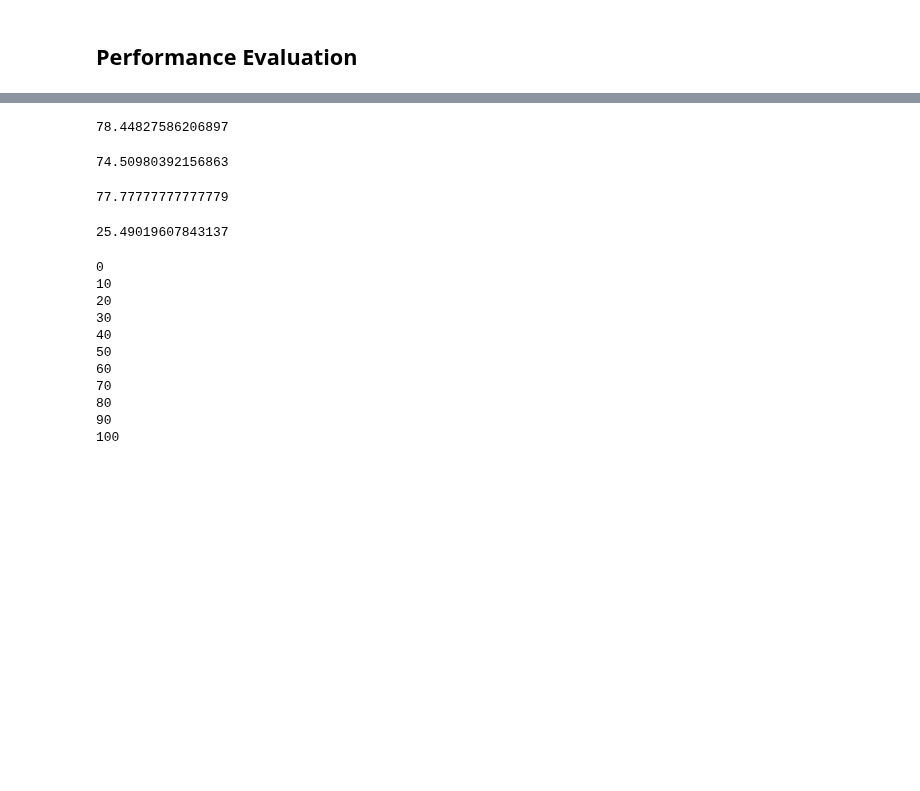
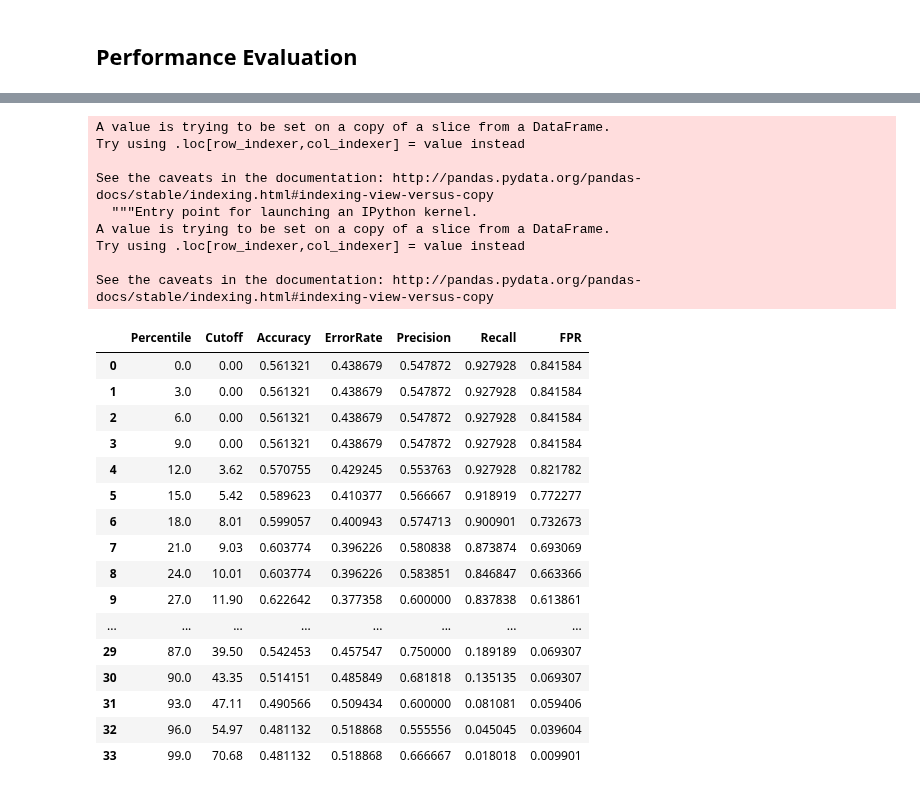
Before and after one commit to eneyi/CyberLexicon, a Jupyter notebook: EvaluatingCyberLexicon/DataAnalysis/EvaluatingTheLexicon.ipynb, the cells around one changed output, grey strips where cells are left out. Saved outputs shown, nothing was run; the diff lists cells and outputs as text; code cells hidden in the pictures; blank space fills up the shorter version.

```diff
--- a/EvaluatingCyberLexicon/DataAnalysis/EvaluatingTheLexicon.ipynb
+++ b/EvaluatingCyberLexicon/DataAnalysis/EvaluatingTheLexicon.ipynb
@@ -453,3 +389,0 @@ md=top_terms.scaled.mean()
-# %%
-data['scaled'] = applied
-data['classified'] = ["Cyber" if i>19 else "NonCyber" for i in applied]
@@ -486,35 +390,34 @@ accuracy*100
-# %%
-sensitivity = (tp)/(fn+tp)
-sensitivity*100
-# %% [output]
-78.44827586206897
-# %%
-specificity = (tn)/(tn+fp)
-specificity*100
-# %% [output]
-74.50980392156863
-# %%
-precision = (tp)/(tp+fp)
-precision*100
-# %% [output]
-77.77777777777779
-# %%
-fpr = 1-specificity
-fpr*100
-# %% [output]
-25.49019607843137
-# %%
-for i in range(0,101,10):
-    print(i)
-# %% [output]
-0
-10
-20
-30
-40
-50
-60
-70
-80
-90
-100
+# %%
+top_tfidf['terms'] = [stemmer.stem(i).strip().lower() for i in top_tfidf.terms]
+top_tfidf['scaled'] = np.interp(top_tfidf.tdif, (top_tfidf.tdif.min(), top_tfidf.tdif.max()), (0,100))
+ee=evaluate(data,top_tfidf,"tdif", "tfidfLabels")
+ee
+#ee2=np.interp(ee, (min(ee), max(ee)), (0,100))
+#sns.distplot(ee2)
+# %% [output]
+A value is trying to be set on a copy of a slice from a DataFrame.
+Try using .loc[row_indexer,col_indexer] = value instead
+
+See the caveats in the documentation: http://pandas.pydata.org/pandas-docs/stable/indexing.html#indexing-view-versus-copy
+  """Entry point for launching an IPython kernel.
+A value is trying to be set on a copy of a slice from a DataFrame.
+Try using .loc[row_indexer,col_indexer] = value instead
+
+See the caveats in the documentation: http://pandas.pydata.org/pandas-docs/stable/indexing.html#indexing-view-versus-copy
+|  | Percentile | Cutoff | Accuracy | ErrorRate | Precision | Recall | FPR |
+| 0 | 0.0 | 0.00 | 0.561321 | 0.438679 | 0.547872 | 0.927928 | 0.841584 |
+| 1 | 3.0 | 0.00 | 0.561321 | 0.438679 | 0.547872 | 0.927928 | 0.841584 |
+| 2 | 6.0 | 0.00 | 0.561321 | 0.438679 | 0.547872 | 0.927928 | 0.841584 |
+| 3 | 9.0 | 0.00 | 0.561321 | 0.438679 | 0.547872 | 0.927928 | 0.841584 |
+| 4 | 12.0 | 3.62 | 0.570755 | 0.429245 | 0.553763 | 0.927928 | 0.821782 |
+| 5 | 15.0 | 5.42 | 0.589623 | 0.410377 | 0.566667 | 0.918919 | 0.772277 |
+| 6 | 18.0 | 8.01 | 0.599057 | 0.400943 | 0.574713 | 0.900901 | 0.732673 |
+| 7 | 21.0 | 9.03 | 0.603774 | 0.396226 | 0.580838 | 0.873874 | 0.693069 |
+| 8 | 24.0 | 10.01 | 0.603774 | 0.396226 | 0.583851 | 0.846847 | 0.663366 |
+| 9 | 27.0 | 11.90 | 0.622642 | 0.377358 | 0.600000 | 0.837838 | 0.613861 |
+| ... | ... | ... | ... | ... | ... | ... | ... |
+| 29 | 87.0 | 39.50 | 0.542453 | 0.457547 | 0.750000 | 0.189189 | 0.069307 |
+| 30 | 90.0 | 43.35 | 0.514151 | 0.485849 | 0.681818 | 0.135135 | 0.069307 |
+| 31 | 93.0 | 47.11 | 0.490566 | 0.509434 | 0.600000 | 0.081081 | 0.059406 |
+| 32 | 96.0 | 54.97 | 0.481132 | 0.518868 | 0.555556 | 0.045045 | 0.039604 |
+| 33 | 99.0 | 70.68 | 0.481132 | 0.518868 | 0.666667 | 0.018018 | 0.009901 |
```
Also changed, not shown: parts of 29 cells of this notebook, 1 other file.
